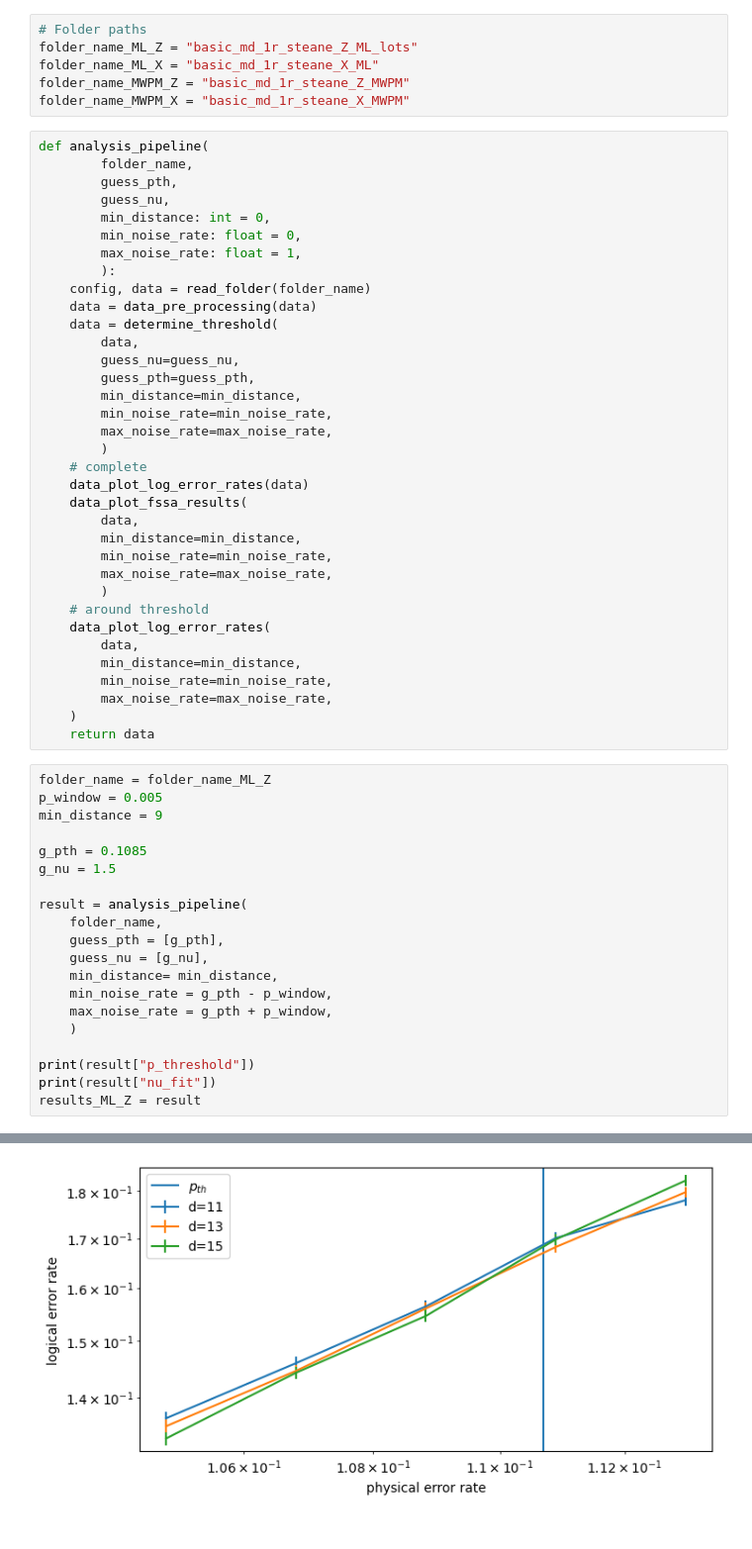
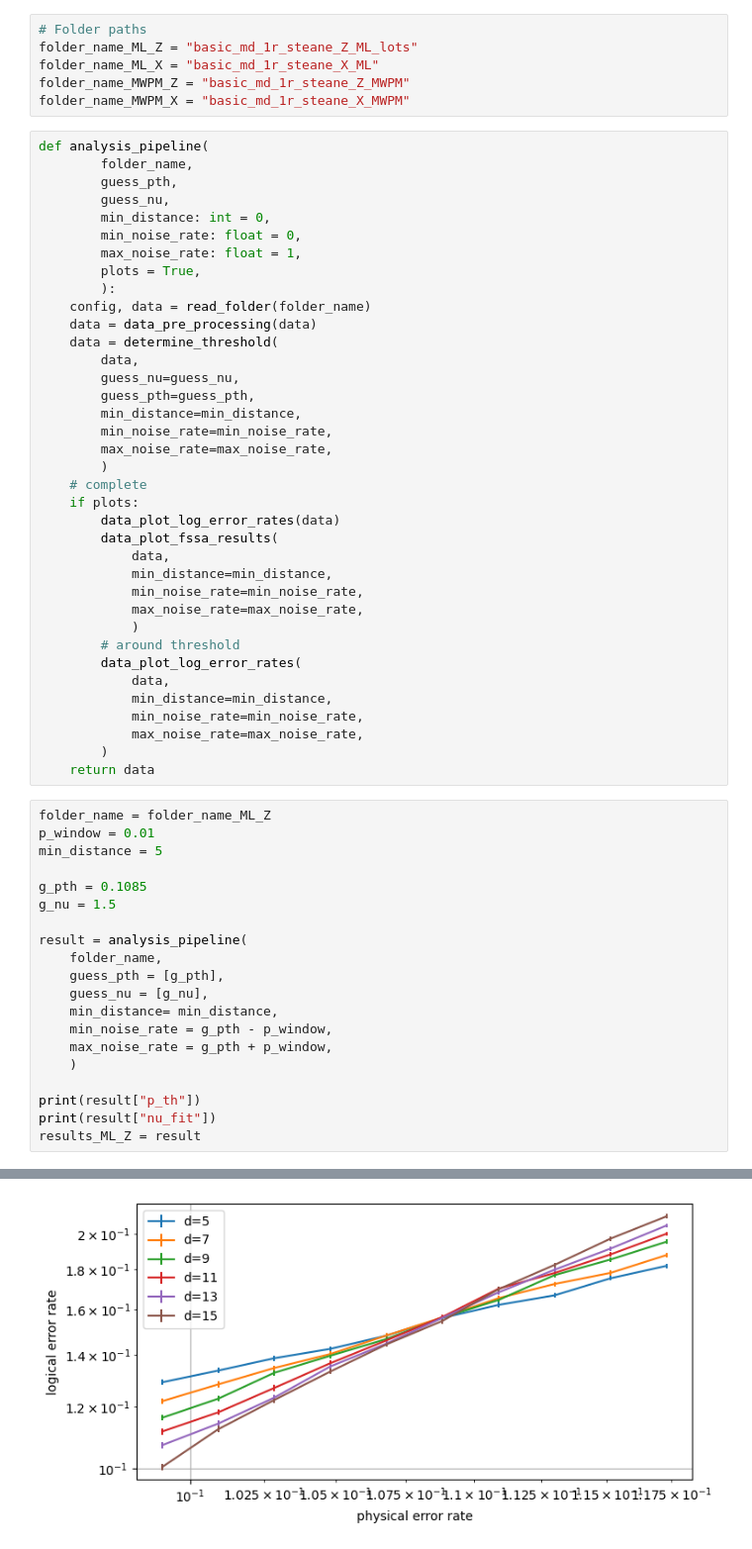
Before and after one commit to leonardlux/MasterArbeit, a Jupyter notebook: code/result_basic_noise.ipynb, the cells around one changed output, grey strips where cells are left out. Shown at 99% size. Saved outputs shown, nothing was run; the diff lists cells and outputs as text.

```diff
--- a/code/result_basic_noise.ipynb
+++ b/code/result_basic_noise.ipynb
@@ -224,6 +225,7 @@ def analysis_pipeline(
         min_distance: int = 0,
         min_noise_rate: float = 0,
         max_noise_rate: float = 1,
+        plots = True,
         ):
     config, data = read_folder(folder_name)
     data = data_pre_processing(data)
@@ -236,25 +238,26 @@ def analysis_pipeline(
         max_noise_rate=max_noise_rate,
         )
     # complete
-    data_plot_log_error_rates(data)
-    data_plot_fssa_results(
-        data,
-        min_distance=min_distance,
-        min_noise_rate=min_noise_rate,
-        max_noise_rate=max_noise_rate,
+    if plots:
+        data_plot_log_error_rates(data)
+        data_plot_fssa_results(
+            data,
+            min_distance=min_distance,
+            min_noise_rate=min_noise_rate,
+            max_noise_rate=max_noise_rate,
+            )
+        # around threshold
+        data_plot_log_error_rates(
+            data,
+            min_distance=min_distance,
+            min_noise_rate=min_noise_rate,
+            max_noise_rate=max_noise_rate,
         )
-    # around threshold
-    data_plot_log_error_rates(
-        data,
-        min_distance=min_distance,
-        min_noise_rate=min_noise_rate,
-        max_noise_rate=max_noise_rate,
-    )
     return data
 # %%
 folder_name = folder_name_ML_Z
-p_window = 0.005
-min_distance = 9
+p_window = 0.01
+min_distance = 5
 
 g_pth = 0.1085
 g_nu = 1.5
@@ -268,7 +271,7 @@ result = analysis_pipeline(
     max_noise_rate = g_pth + p_window,
     )
 
-print(result["p_threshold"])
+print(result["p_th"])
 print(result["nu_fit"])
 results_ML_Z = result
 # %% [output]
@@ -288,2 +293,2 @@ results_ML_Z = result
 <Figure size 640x480 with 0 Axes>
-[figure, old version]
+[figure, new version]
```
Also changed, not shown: parts of 11 cells of this notebook, 3 other files.
